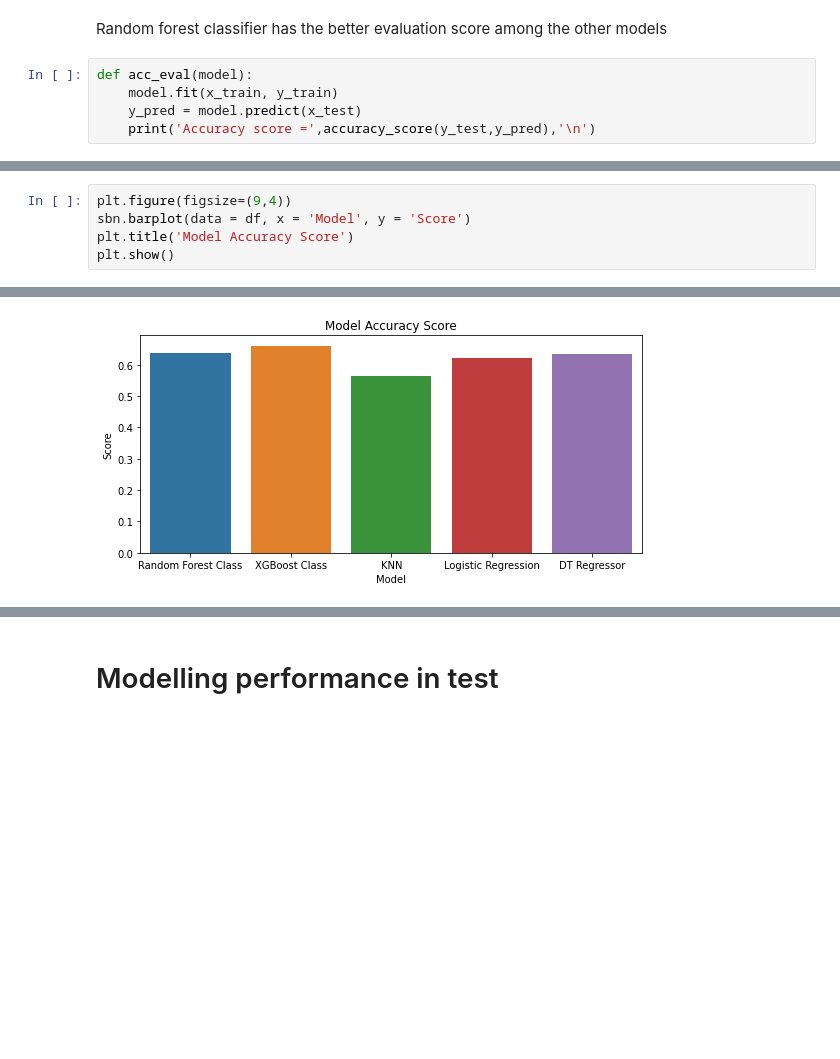
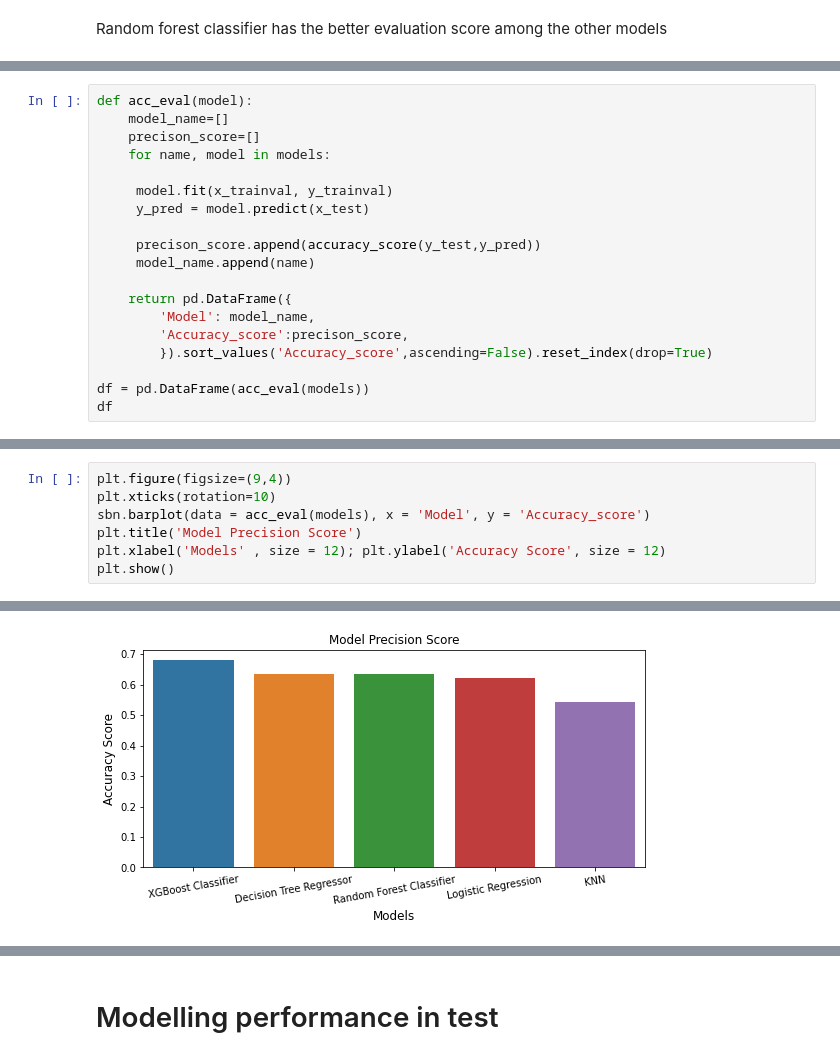
Before and after one commit to abiyadi0908/abiyadi09, a Jupyter notebook: Water Quality Exercise.ipynb, the cells around one changed output, grey strips where cells are left out. Cells and saved outputs as stored; diff of their text form; blank space fills up the shorter version.

```diff
--- a/Water Quality Exercise.ipynb
+++ b/Water Quality Exercise.ipynb
@@ -249,7 +254,2 @@ KNN Score
 # %% [markdown]
 Random forest classifier has the better evaluation score among the other models
-# %%
-def acc_eval(model):
-    model.fit(x_train, y_train)
-    y_pred = model.predict(x_test)
-    print('Accuracy score =',accuracy_score(y_test,y_pred),'\n')
@@ -279,0 +256,19 @@ df
+# %%
+def acc_eval(model):
+    model_name=[]
+    precison_score=[]
+    for name, model in models:
+
+     model.fit(x_trainval, y_trainval)
+     y_pred = model.predict(x_test)
+
+     precison_score.append(accuracy_score(y_test,y_pred))
+     model_name.append(name)
+
+    return pd.DataFrame({
+        'Model': model_name,
+        'Accuracy_score':precison_score,
+        }).sort_values('Accuracy_score',ascending=False).reset_index(drop=True)
+
+df = pd.DataFrame(acc_eval(models))
+df
@@ -280,6 +283,8 @@ df
 # %%
 plt.figure(figsize=(9,4))
-sbn.barplot(data = df, x = 'Model', y = 'Score')
-plt.title('Model Accuracy Score')
+plt.xticks(rotation=10)
+sbn.barplot(data = acc_eval(models), x = 'Model', y = 'Accuracy_score')
+plt.title('Model Precision Score')
+plt.xlabel('Models' , size = 12); plt.ylabel('Accuracy Score', size = 12)
 plt.show()
 # %% [output]
@@ -286,2 +292,2 @@ plt.show()
-[figure, old version]
+[figure, new version]
 # %%
```
Also changed, not shown: parts of 25 cells of this notebook.
